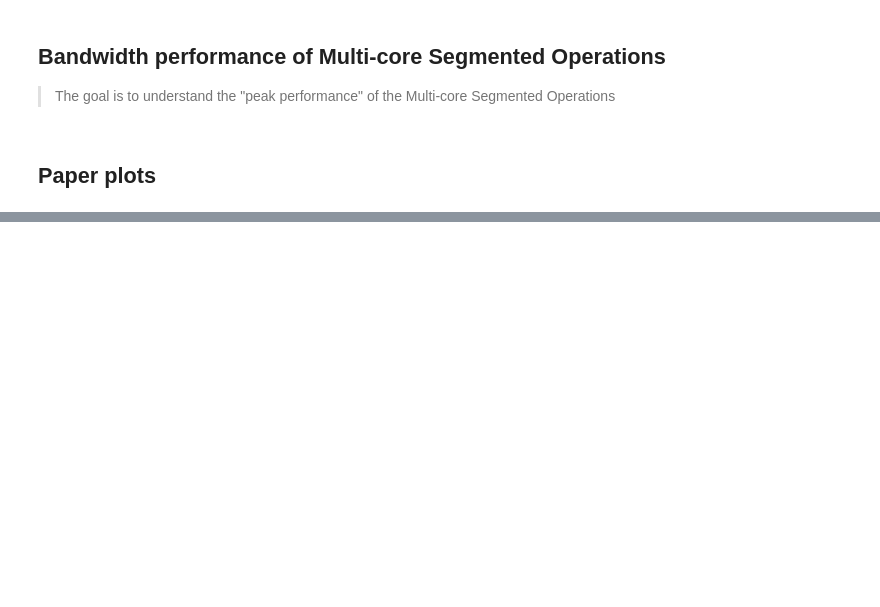
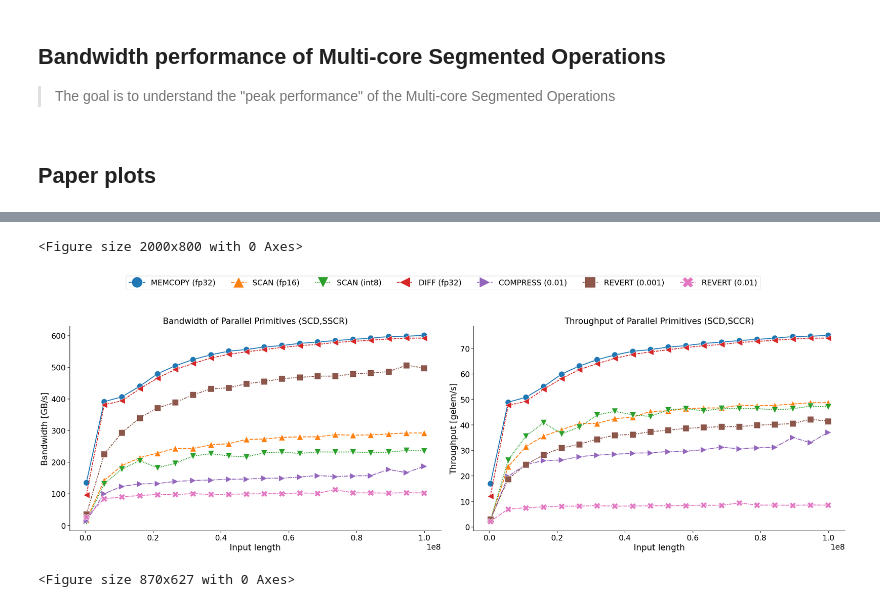
Before and after one commit to huawei-csl/pytorch-tcuscan, a Jupyter notebook: paper-plots/plt_bandwidth_mc_seg_ops.ipynb, the cells around one changed output, grey strips where cells are left out. Drawn from its saved outputs; the diff is of its cells as text; code cells hidden in the pictures; blank space fills up the shorter version.

```diff
--- a/paper-plots/plt_bandwidth_mc_seg_ops.ipynb
+++ b/paper-plots/plt_bandwidth_mc_seg_ops.ipynb
@@ -128 +128,41 @@ plt.clf()
 <Figure size 870x627 with 0 Axes>
+# %%
+plt.figure(figsize=(20, 8))
+
+fig, axes = plt.subplots(1,2, figsize=(26,8), sharex=True, sharey=False)
+
+
+_SNS_PARAMS = {"hue":'operator', "style":'operator', "markers":_MARKERS, "markersize": 14, "dashes":True}
+
+ax = sns.lineplot(data=df, x='size', y='gelemps', ax=axes[1],**_SNS_PARAMS)
+
+ax.set_title(f"Throughput of Parallel Primitives (SCD,SCCR)")
+ax.set_xlabel("Input length")
+ax.set_ylabel("Throughput [gelem/s]")
+sns.despine(right = True)
+plt.tight_layout()
+
+ax = sns.lineplot(data=df, x='size', y='bandwidth_gbps', ax=axes[0], **_SNS_PARAMS)
+
+ax.set_title(f"Bandwidth of Parallel Primitives (SCD,SSCR)")
+ax.set_xlabel("Input length")
+ax.set_ylabel("Bandwidth [GB/s]")
+sns.despine(right = True)
+plt.tight_layout()
+
+for ax in axes:
+    ax.legend_.remove()
+
+handles, labels = ax.get_legend_handles_labels()
+by_label = dict(zip(labels, handles))
+
+fig.legend(by_label.values(), by_label.keys(), loc="center", markerscale=_LEGEND_MARKER_SCALE, bbox_to_anchor=(0.5,1.1), ncol=7)
+
+fig.savefig(f"bw_gelemps_mc_seg_ops.pdf", bbox_inches='tight')
+fig.savefig(f"bw_gelemps_mc_seg_ops.png")
+plt.show()
+plt.clf()
+# %% [output]
+<Figure size 2000x800 with 0 Axes>
+[figure, added]
+<Figure size 870x627 with 0 Axes>
```
Also changed, not shown: parts of 4 cells of this notebook.
